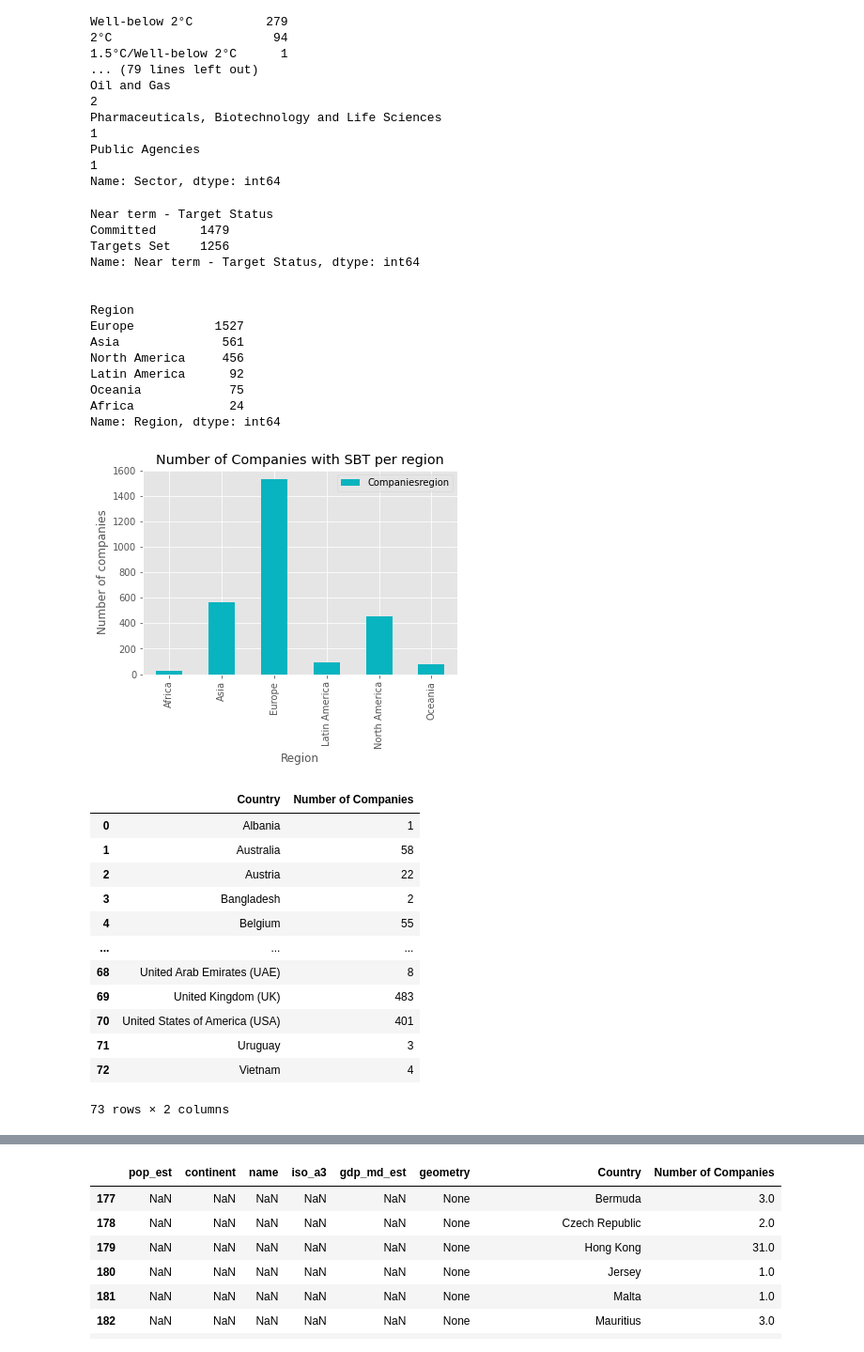
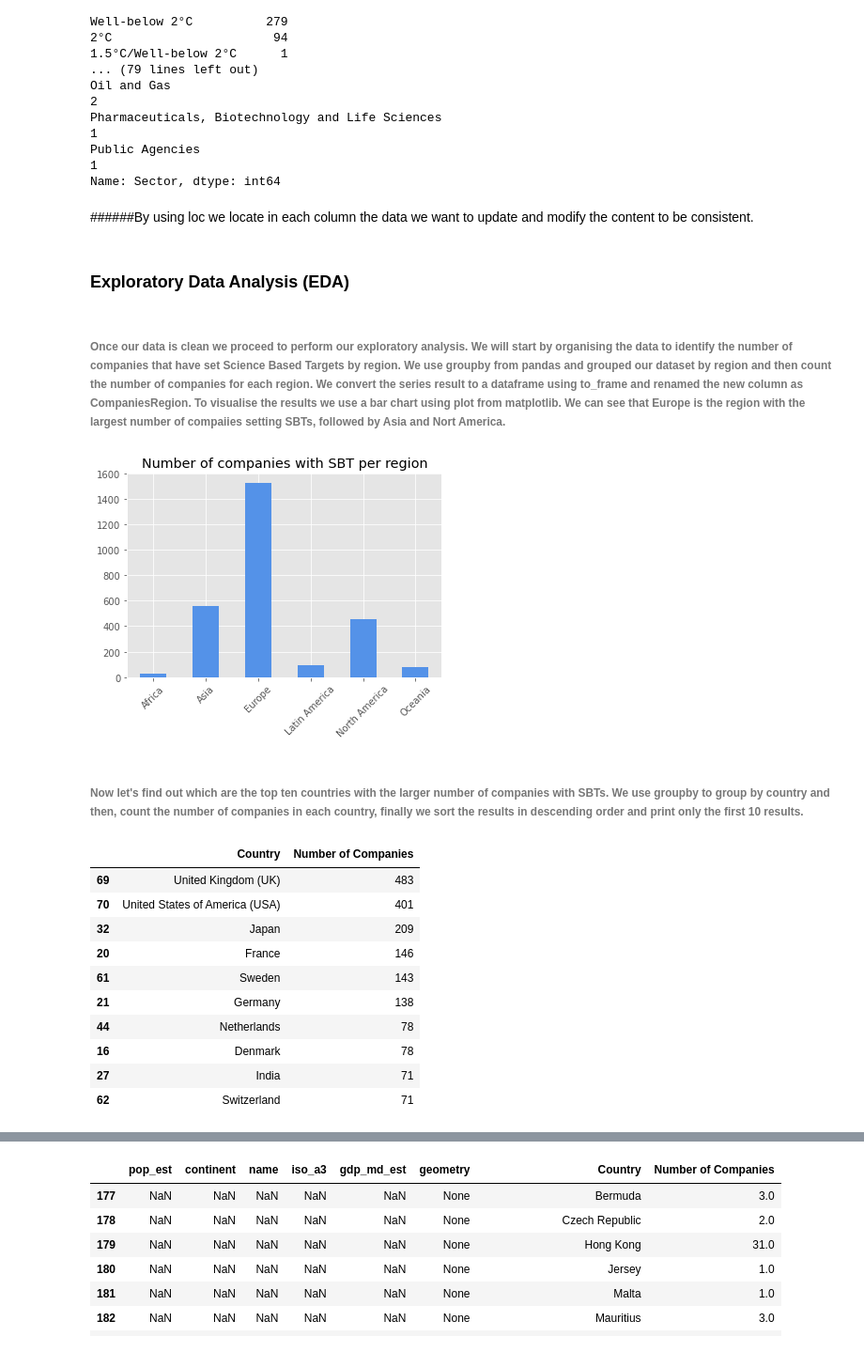
Before and after one commit to isalesp/SBTi, a Jupyter notebook: SBTi.ipynb, the cells around one changed output, grey strips where cells are left out. Shown at 94% size. Saved outputs shown, nothing was run; the diff lists cells and outputs as text; code cells hidden in the pictures.

```diff
--- a/SBTi.ipynb
+++ b/SBTi.ipynb
@@ -180,57 +178,43 @@ Oil and Gas
 Pharmaceuticals, Biotechnology and Life Sciences                                                                              1
 Public Agencies                                                                                                               1
 Name: Sector, dtype: int64
+# %% [markdown]
+######By using loc we locate in each column the data we want to update and modify the content to be consistent.
 # %%
 data.loc[data["Near term - Target Status"]== "Targets set", "Near term - Target Status"] = "Targets Set"
 data.loc[data["Region"]== "europe", "Region"] = "Europe"
 data.loc[data["Region"]== "north America", "Region"] = "North America"
+data.loc[data["Sector"]== "Pharmaceuticals, Biotechnology and Life Sciences", "Sector"] = "Pharmaceuticals, Biotechnology and Life"
-# %%
-udcs = ['Near term - Target Status', 'Region']
-for col in data[udcs]:
-    print(col)
-    print(data[col].value_counts())
-    print('\n')
-# %% [output]
-Near term - Target Status
-Committed      1479
-Targets Set    1256
-Name: Near term - Target Status, dtype: int64
-
-
-Region
-Europe           1527
-Asia              561
-North America     456
-Latin America      92
-Oceania            75
-Africa             24
-Name: Region, dtype: int64
+# %% [markdown]
+### **Exploratory Data Analysis (EDA)**
+# %% [markdown]
+###### Once our data is clean we proceed to perform our exploratory analysis. We will start by organising the data to identify the number of companies that have set Science Based Targets by region. We use groupby from pandas and grouped our dataset by region and then count the number of companies for each region. We convert the series result to a dataframe using to_frame and renamed the new column as CompaniesRegion. To visualise the results we use a bar chart using plot from matplotlib.                        We can see that Europe is the region with the largest number of compaiies setting SBTs, followed by Asia and Nort America.
 # %%
 tb1 = data.groupby(["Region"])["Company Name"].count()
-tb1 = tb1.to_frame(name = "Companiesregion")
+tb1 = tb1.to_frame(name = "CompaniesRegion")
 tb1
-f1 = tb1.plot(kind = "bar", color = "#08b4bf")
-plt.title("Number of Companies with SBT per region")
-plt.ylabel("Number of companies")
-plt.xlabel("Region")
+f1 = tb1.plot(kind = "bar", color = "#5492E8", legend=None)
+plt.title("Number of companies with SBT per region")
+plt.xlabel("")
+plt.xticks(rotation= 45)
 plt.show()
 # %% [output]
-[figure, old version]
+[figure, new version]
+# %% [markdown]
+###### Now let's find out which are the top ten countries with the larger number of companies with SBTs. We use groupby to group by country and then, count the number of companies in each country, finally we sort the results in descending order and print only the first 10 results.
 # %%
 tb2 = data.groupby(["Country"])["Company Name"].count()
 tb2 = tb2.to_frame(name = "Number of Companies").reset_index()
-tb2
+tb2.sort_values(by=["Number of Companies"], ascending= False).head(10)
 # %% [output]
 |  | Country | Number of Companies |
-| 0 | Albania | 1 |
-| 1 | Australia | 58 |
-| 2 | Austria | 22 |
-| 3 | Bangladesh | 2 |
-| 4 | Belgium | 55 |
-| ... | ... | ... |
-| 68 | United Arab Emirates (UAE) | 8 |
 | 69 | United Kingdom (UK) | 483 |
 | 70 | United States of America (USA) | 401 |
-| 71 | Uruguay | 3 |
-| 72 | Vietnam | 4 |
+| 32 | Japan | 209 |
+| 20 | France | 146 |
+| 61 | Sweden | 143 |
+| 21 | Germany | 138 |
+| 44 | Netherlands | 78 |
+| 16 | Denmark | 78 |
+| 27 | India | 71 |
+| 62 | Switzerland | 71 |
-73 rows × 2 columns
```
Also changed, not shown: parts of 45 cells of this notebook.
